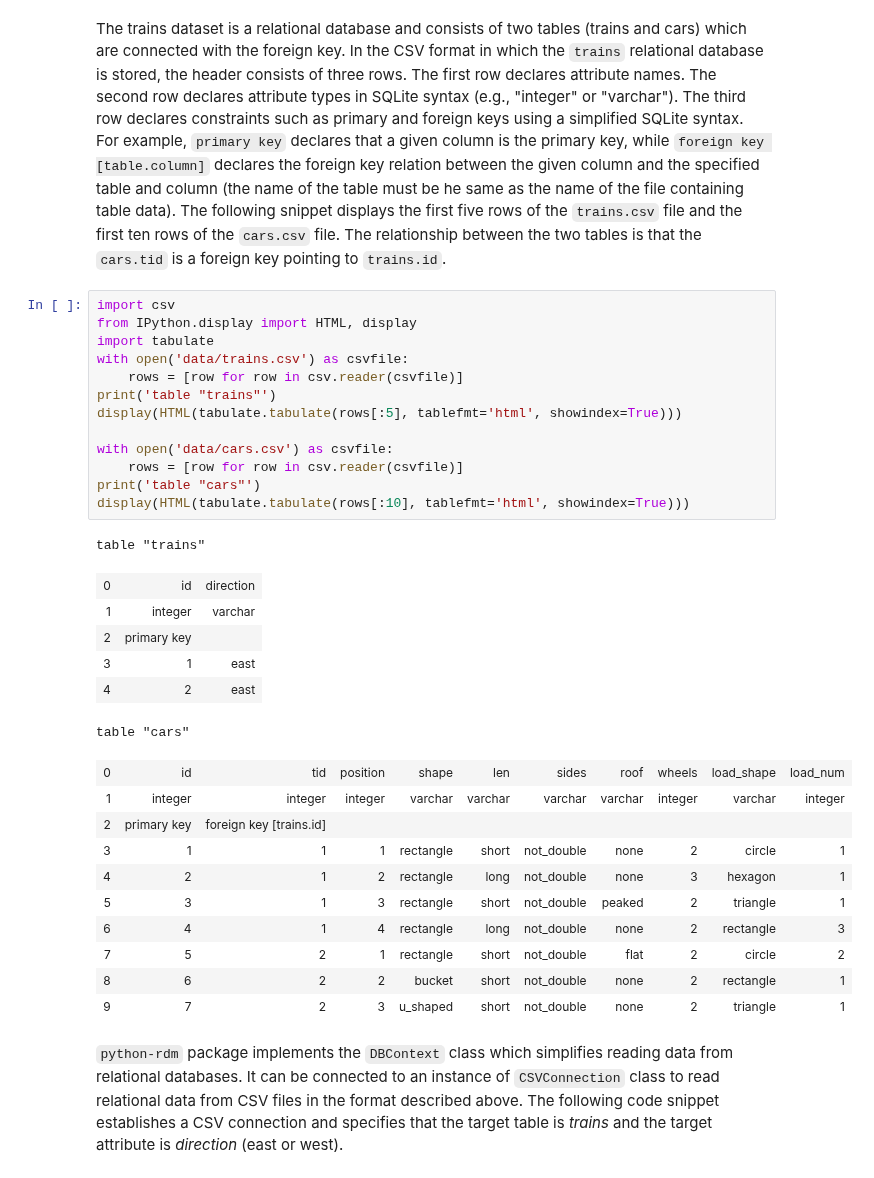
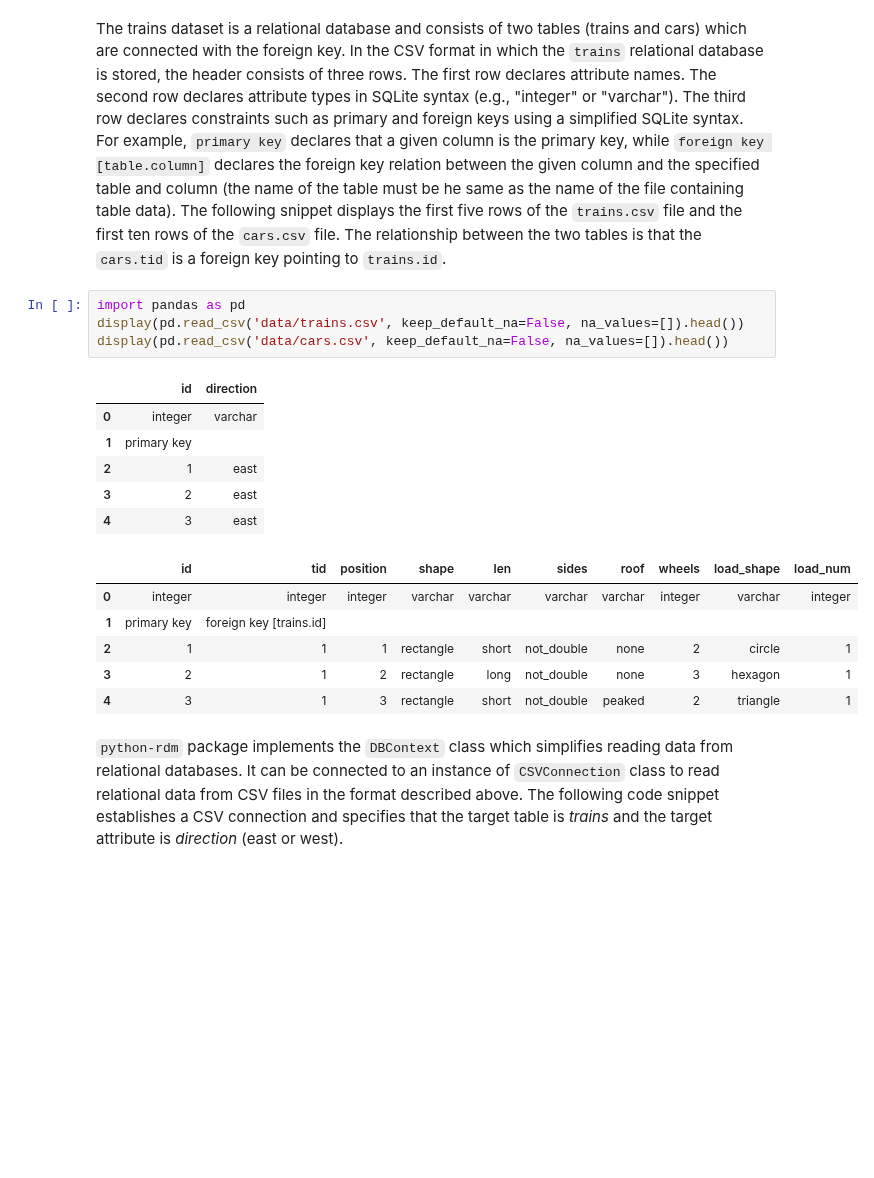
Before and after one commit to vpodpecan/representation_learning, a Jupyter notebook: Chapter4/wordification.ipynb, the cells around one changed output. Cells and saved outputs as stored; diff of their text form; blank space fills up the shorter version.

```diff
--- a/Chapter4/wordification.ipynb
+++ b/Chapter4/wordification.ipynb
@@ -28,37 +29,23 @@ with open("data/cars.csv", "wb") as file:
     file.write(request.content)
 # %% [markdown]
 The trains dataset is a relational database and consists of two tables (trains and cars) which are connected with the foreign key. In the CSV format in which the `trains` relational database is stored, the header consists of three rows. The first row declares attribute names. The second row declares attribute types in SQLite syntax (e.g., "integer" or "varchar"). The third row declares constraints such as primary and foreign keys using a simplified SQLite syntax. For example, `primary key` declares that a given column is the primary key, while `foreign key [table.column]` declares the foreign key relation between the given column and the specified table and column (the name of the table must be he same as the name of the file containing table data). The following snippet displays the first five rows of the `trains.csv` file and the first ten rows of the `cars.csv` file. The relationship between the two tables is that the `cars.tid` is a foreign key pointing to `trains.id`.
-# %%
-import csv
-from IPython.display import HTML, display
-import tabulate
-with open('data/trains.csv') as csvfile:
-    rows = [row for row in csv.reader(csvfile)]
-print('table "trains"')
-display(HTML(tabulate.tabulate(rows[:5], tablefmt='html', showindex=True)))
-
-with open('data/cars.csv') as csvfile:
-    rows = [row for row in csv.reader(csvfile)]
-print('table "cars"')
-display(HTML(tabulate.tabulate(rows[:10], tablefmt='html', showindex=True)))
-# %% [output]
-table "trains"
-| 0 | id | direction |
-| 1 | integer | varchar |
-| 2 | primary key |  |
-| 3 | 1 | east |
-| 4 | 2 | east |
-table "cars"
-| 0 | id | tid | position | shape | len | sides | roof | wheels | load_shape | load_num |
-| 1 | integer | integer | integer | varchar | varchar | varchar | varchar | integer | varchar | integer |
-| 2 | primary key | foreign key [trains.id] |  |  |  |  |  |  |  |  |
-| 3 | 1 | 1 | 1 | rectangle | short | not_double | none | 2 | circle | 1 |
-| 4 | 2 | 1 | 2 | rectangle | long | not_double | none | 3 | hexagon | 1 |
-| 5 | 3 | 1 | 3 | rectangle | short | not_double | peaked | 2 | triangle | 1 |
-| 6 | 4 | 1 | 4 | rectangle | long | not_double | none | 2 | rectangle | 3 |
-| 7 | 5 | 2 | 1 | rectangle | short | not_double | flat | 2 | circle | 2 |
-| 8 | 6 | 2 | 2 | bucket | short | not_double | none | 2 | rectangle | 1 |
-| 9 | 7 | 2 | 3 | u_shaped | short | not_double | none | 2 | triangle | 1 |
+# %%
+import pandas as pd
+display(pd.read_csv('data/trains.csv', keep_default_na=False, na_values=[]).head())
+display(pd.read_csv('data/cars.csv', keep_default_na=False, na_values=[]).head())
+# %% [output]
+|  | id | direction |
+| 0 | integer | varchar |
+| 1 | primary key |  |
+| 2 | 1 | east |
+| 3 | 2 | east |
+| 4 | 3 | east |
+|  | id | tid | position | shape | len | sides | roof | wheels | load_shape | load_num |
+| 0 | integer | integer | integer | varchar | varchar | varchar | varchar | integer | varchar | integer |
+| 1 | primary key | foreign key [trains.id] |  |  |  |  |  |  |  |  |
+| 2 | 1 | 1 | 1 | rectangle | short | not_double | none | 2 | circle | 1 |
+| 3 | 2 | 1 | 2 | rectangle | long | not_double | none | 3 | hexagon | 1 |
+| 4 | 3 | 1 | 3 | rectangle | short | not_double | peaked | 2 | triangle | 1 |
 # %% [markdown]
 `python-rdm` package implements the `DBContext` class which simplifies reading data from relational databases.
 It can be connected to an instance of `CSVConnection` class to read relational data from CSV files in the format described above. The following code snippet establishes a CSV connection and specifies that the target table is _trains_ and the target attribute is _direction_ (east or west).
```
Also changed, not shown: parts of 3 cells of this notebook, 9 other files.
